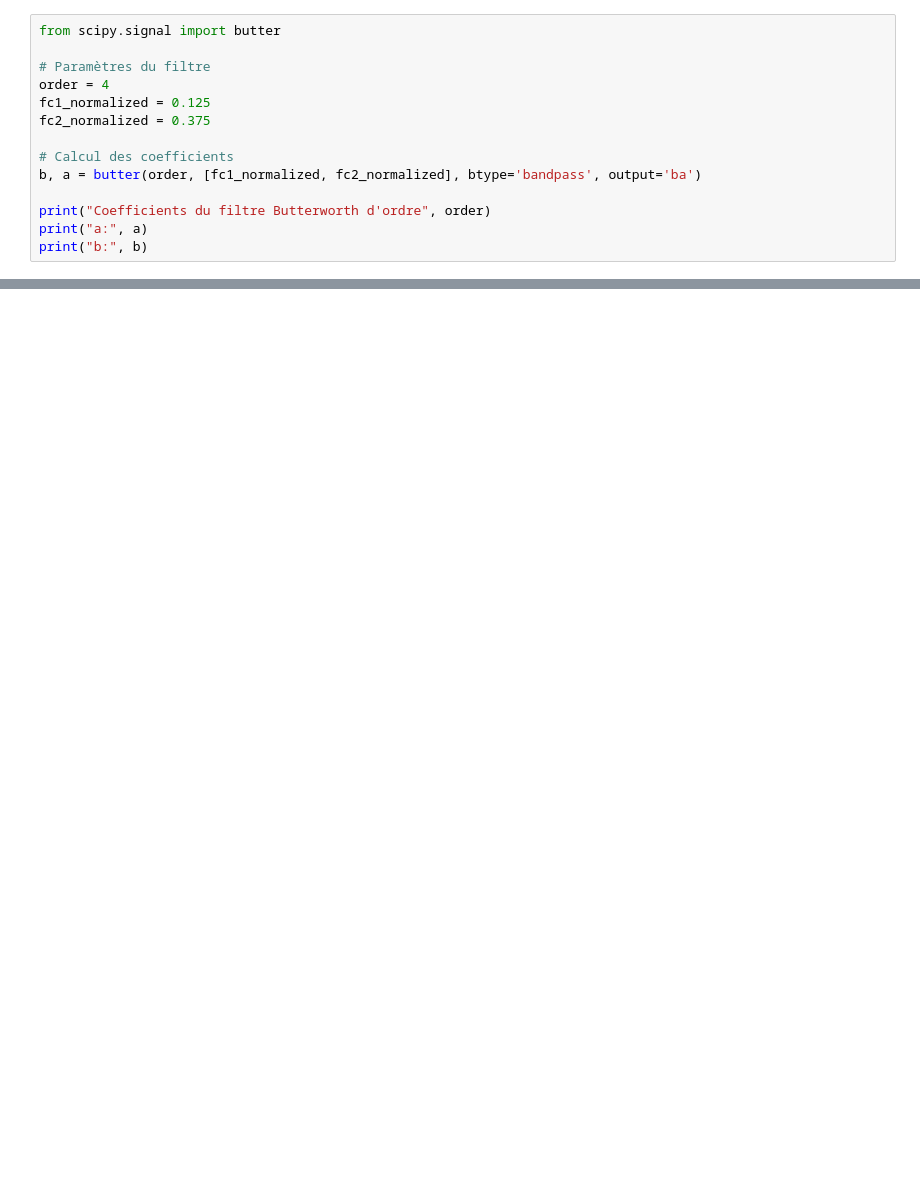
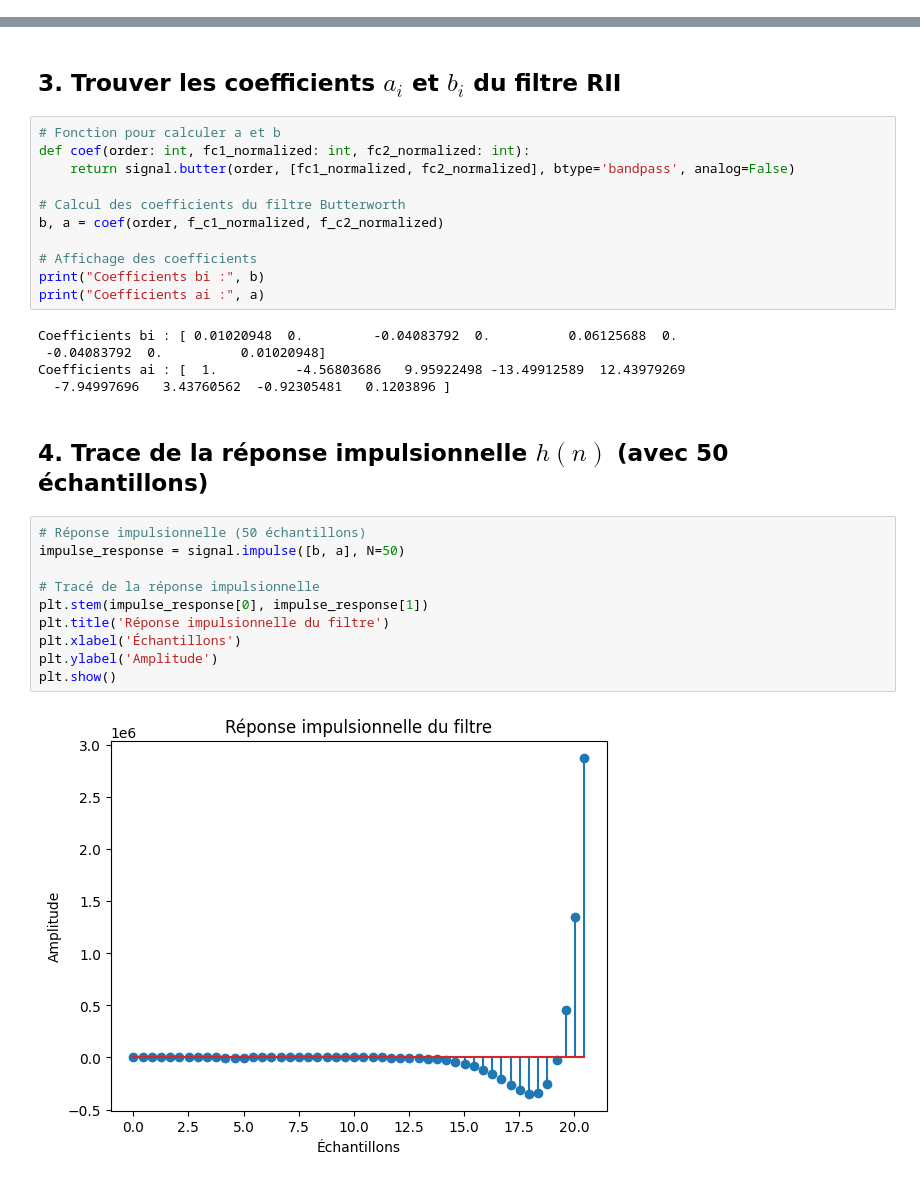
Before and after one commit to ChakibBrg/TP_TSG_FiltresNum-riques, a Jupyter notebook: TP2.ipynb, the cells around one changed output, grey strips where cells are left out. Cells and saved outputs as stored; diff of their text form; blank space fills up the shorter version.

```diff
--- a/TP2.ipynb
+++ b/TP2.ipynb
@@ -10,14 +6,0 @@ b: [ 0.01020948  0.         -0.04083792  0.          0.06125688  0.
-# %%
-from scipy.signal import butter
-
-# Paramètres du filtre
-order = 4
-fc1_normalized = 0.125
-fc2_normalized = 0.375
-
-# Calcul des coefficients
-b, a = butter(order, [fc1_normalized, fc2_normalized], btype='bandpass', output='ba')
-
-print("Coefficients du filtre Butterworth d'ordre", order)
-print("a:", a)
-print("b:", b)
@@ -96,0 +31,32 @@ Coefficients a : [  1.          -4.56803686   9.95922498 -13.49912589  12.439792
+# %% [markdown]
+## 3. Trouver les coefficients $a_i$ et $b_i$ du filtre RII
+# %%
+# Fonction pour calculer a et b
+def coef(order: int, fc1_normalized: int, fc2_normalized: int):
+    return signal.butter(order, [fc1_normalized, fc2_normalized], btype='bandpass', analog=False)
+
+# Calcul des coefficients du filtre Butterworth
+b, a = coef(order, f_c1_normalized, f_c2_normalized)
+
+# Affichage des coefficients
+print("Coefficients bi :", b)
+print("Coefficients ai :", a)
+# %% [output]
+Coefficients bi : [ 0.01020948  0.         -0.04083792  0.          0.06125688  0.
+ -0.04083792  0.          0.01020948]
+Coefficients ai : [  1.          -4.56803686   9.95922498 -13.49912589  12.43979269
+  -7.94997696   3.43760562  -0.92305481   0.1203896 ]
+# %% [markdown]
+## 4. Trace de la réponse impulsionnelle $h(n)$ (avec 50 échantillons)
+# %%
+# Réponse impulsionnelle (50 échantillons)
+impulse_response = signal.impulse([b, a], N=50)
+
+# Tracé de la réponse impulsionnelle
+plt.stem(impulse_response[0], impulse_response[1])
+plt.title('Réponse impulsionnelle du filtre')
+plt.xlabel('Échantillons')
+plt.ylabel('Amplitude')
+plt.show()
+# %% [output]
+[figure, added]
```
Also changed, not shown: parts of 12 cells of this notebook.
